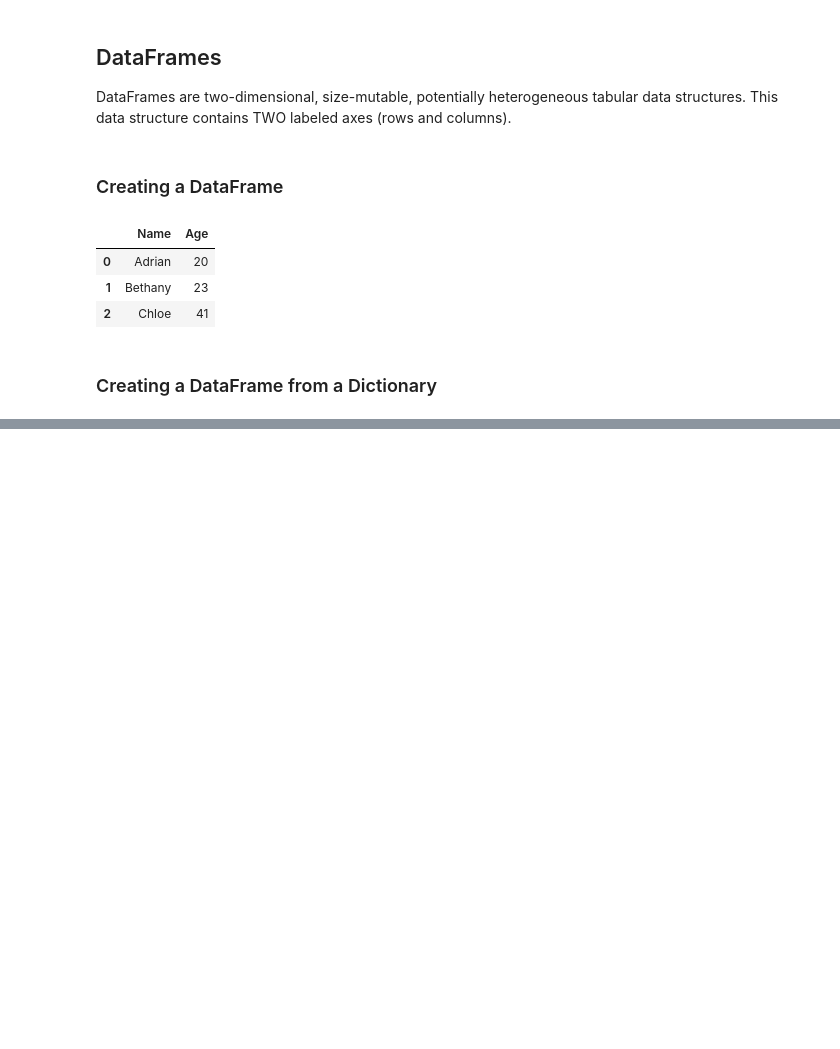
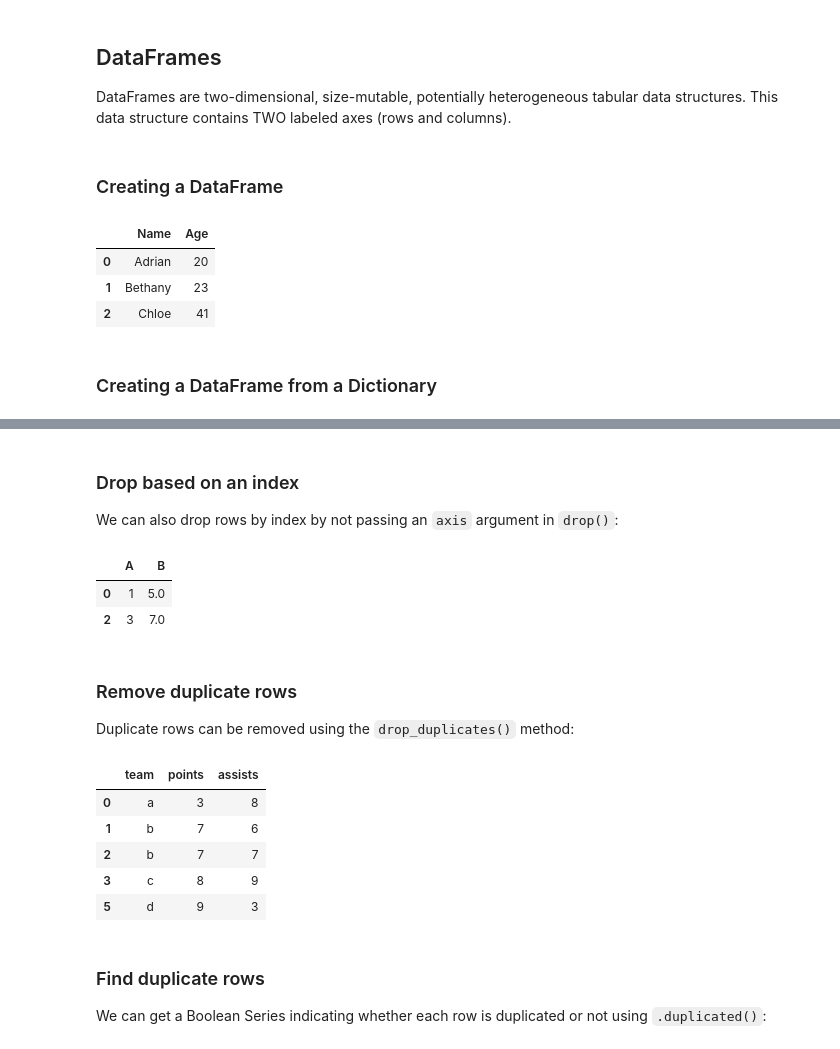
Before and after one commit to OscarHill/SpartaLearning, a Jupyter notebook: Python Scripts/Python for Data/Pandas Learning.ipynb, the cells around one changed output, grey strips where cells are left out. Saved outputs shown, nothing was run; the diff lists cells and outputs as text; code cells hidden in the pictures; blank space fills up the shorter version.

```diff
--- a/Python Scripts/Python for Data/Pandas Learning.ipynb
+++ b/Python Scripts/Python for Data/Pandas Learning.ipynb
@@ -193,0 +408,42 @@ df
+# %% [markdown]
+### Drop based on an index
+
+We can also drop rows by index by not passing an `axis` argument in `drop()`:
+# %%
+df = pd.DataFrame({
+    'A': [1, 2, 3, 0],
+    'B': [5, 6, 7, np.nan]
+})
+
+df.drop([1,3])
+# This drops the columns with indices 1 and 3 - all normal Python
+# indexing operations such as slicing can also be used
+# %% [output]
+|  | A | B |
+| 0 | 1 | 5.0 |
+| 2 | 3 | 7.0 |
+# %% [markdown]
+### Remove duplicate rows
+
+Duplicate rows can be removed using the `drop_duplicates()` method:
+# %%
+df = pd.DataFrame({
+'team': ['a', 'b', 'b', 'c', 'c', 'd'],
+'points': [3, 7, 7, 8, 8, 9],
+'assists': [8, 6, 7, 9, 9, 3]
+})
+# As you can see, there will be two rows in this DataFrame that read "c, 8, 9"
+
+df_cleaned = df.drop_duplicates()
+df_cleaned
+# %% [output]
+|  | team | points | assists |
+| 0 | a | 3 | 8 |
+| 1 | b | 7 | 6 |
+| 2 | b | 7 | 7 |
+| 3 | c | 8 | 9 |
+| 5 | d | 9 | 3 |
+# %% [markdown]
+### Find duplicate rows
+
+We can get a Boolean Series indicating whether each row is duplicated or not using `.duplicated()`:
```
Also changed, not shown: parts of 52 cells of this notebook, 7 other files.
